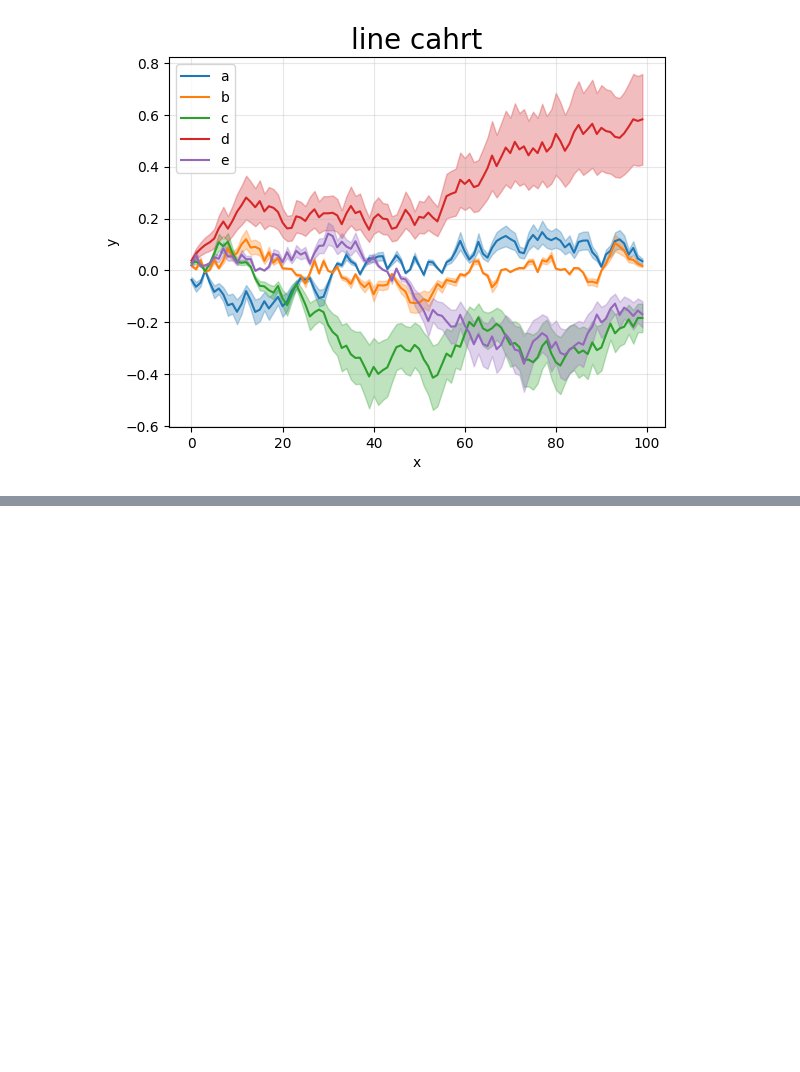
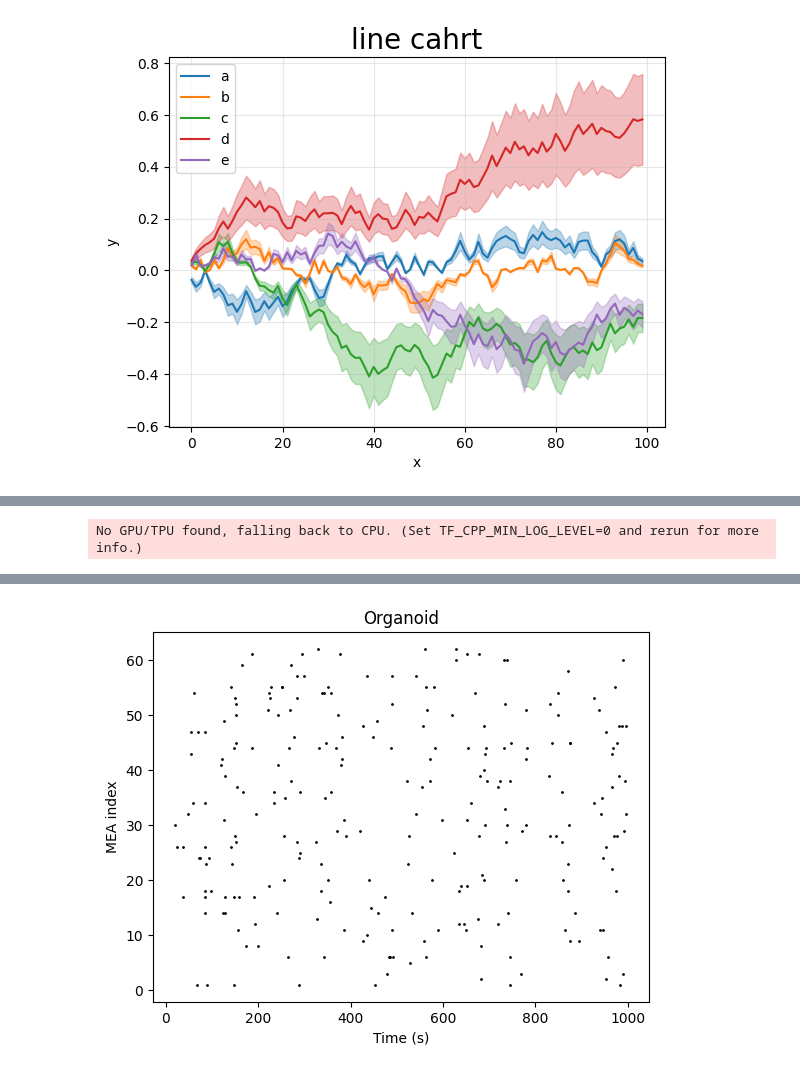
Before and after one commit to getsum-zero/Virtual-INTM, a Jupyter notebook: script/test.ipynb, the cells around one changed output, grey strips where cells are left out. Cells and saved outputs as stored; diff of their text form; code cells hidden in the pictures; blank space fills up the shorter version.

```diff
--- a/script/test.ipynb
+++ b/script/test.ipynb
@@ -89,3 +89,12 @@ legend = ax.legend(loc='best')
 plt.show()
 # %% [output]
 [figure]
+# %%
+import matplotlib.pyplot as plt
+from matplotlib import font_manager
+plt.rcParams['font.sans-serif'] = "Arial"
+
+for font in font_manager.fontManager.ttflist:
+    # 查看字体名以及对应的字体文件名
+    if font.name == "Arial":
+        print(font.name, '-', font.fname)
@@ -91,0 +111,68 @@ plt.show()
+# %%
+import numpy as np
+import brainpy as bp
+import brainpy.math as bm
+from scipy import stats
+import matplotlib.pyplot as plt
+import scipy.io as scio
+import os
+
+bm.set_dt(0.01)
+
+path = "../data/data4/1.2/1.2.mat"
+record = scio.loadmat(path)
+
+
+
+dt = bm.get_dt()
+steps = int(1 / bm.get_dt())
+total = steps * 500
+shape = (8,8)
+spikes = np.zeros((total, np.prod(shape)))
+
+try:
+    for key, val in record.items():
+        if key[-2:] != "nr": continue
+        if key[11:13].isdigit() == False:  continue
+        data = np.array(val)
+        pos = int(key[11:13]) #AnSt_Label_
+        pos = (pos // 10 - 1) * 8 + pos % 10 - 1
+        data = np.unique(np.round(data / dt)).astype(np.int32)
+        spikes[data[data <= total], pos] = 1
+    assert np.sum(spikes) > 0
+except:
+    try:
+        for key, val in record.items():
+            if key[-2:] != "nr": continue
+            if key[19:21].isdigit() == False:  continue
+            data = np.array(val)
+            pos = int(key[19:21]) #AnSt_Label_E_00159_
+            pos = (pos // 10 - 1) * 8 + pos % 10 - 1
+            data = np.unique(np.round(data / dt)).astype(np.int32)
+            spikes[data[data <= total], pos] = 1
+        assert np.sum(spikes) > 0
+    except:
+        raise("Data file format error")
+
+stTime = steps * 70
+cutTime = steps * 10
+spikes = spikes[stTime:stTime+cutTime]
+
+def dele_pseudo_trace(spikes, cover = 0.2):
+    steps = int(1 / bm.get_dt())
+    hop = int(cover / bm.get_dt())
+    for i in range(0, spikes.shape[0], steps):
+        spikes[i:i+hop] = 0
+    return spikes
+
+print(np.sum(spikes, axis=0))
+spikes = dele_pseudo_trace(spikes)
+
+
+p = np.sum(spikes, axis=0)
+p = p / np.sum(p)
+p = p.reshape(shape)
+bp.visualize.raster_plot(bm.arange(cutTime), spikes, show=False, xlabel='Time (s)', ylabel="MEA index", title='Organoid')
+plt.show()
+# %% [output]
+No GPU/TPU found, falling back to CPU. (Set TF_CPP_MIN_LOG_LEVEL=0 and rerun for more info.)
@@ -91,0 +183 @@ plt.show()
+[figure, added]
```
Also changed, not shown: parts of 3 cells of this notebook, 15 other files.
